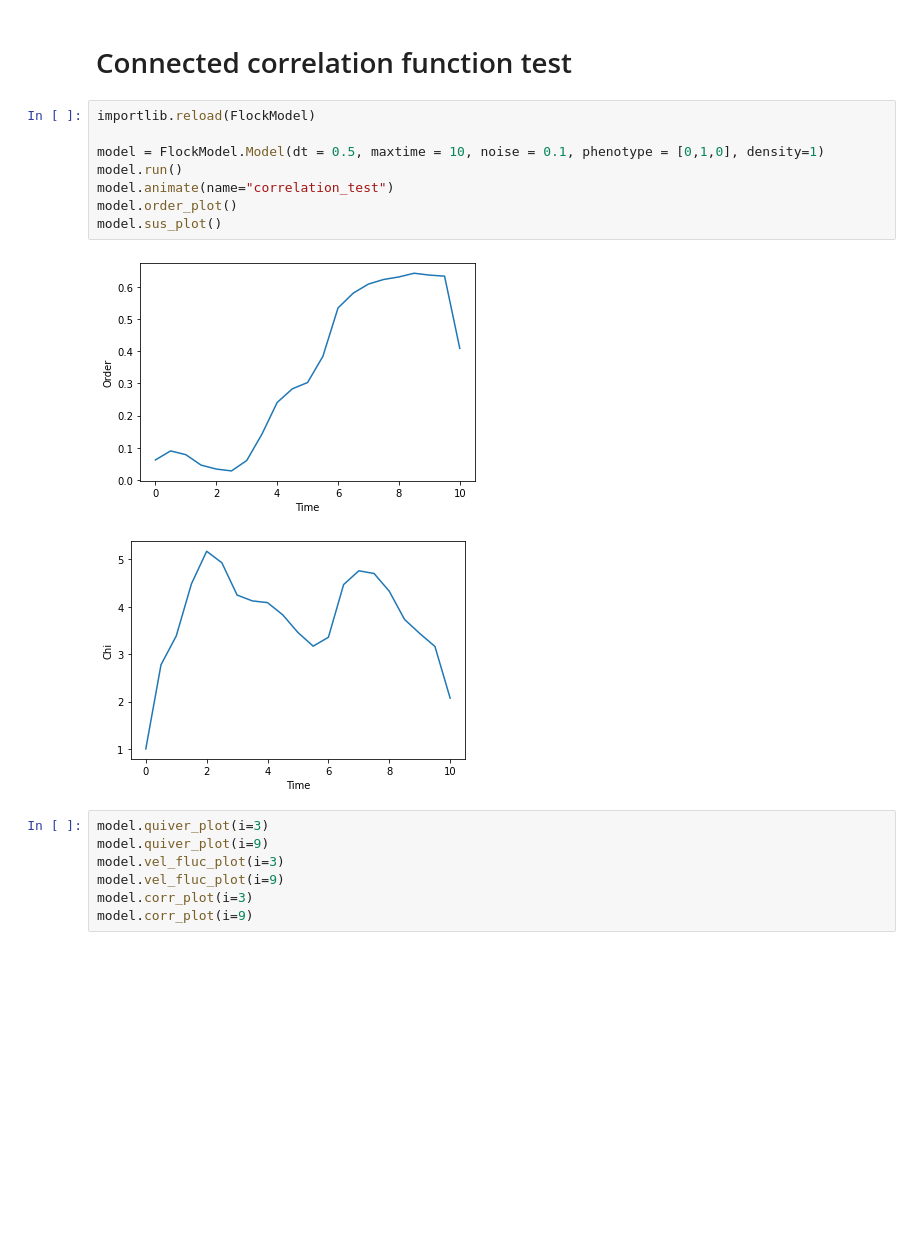
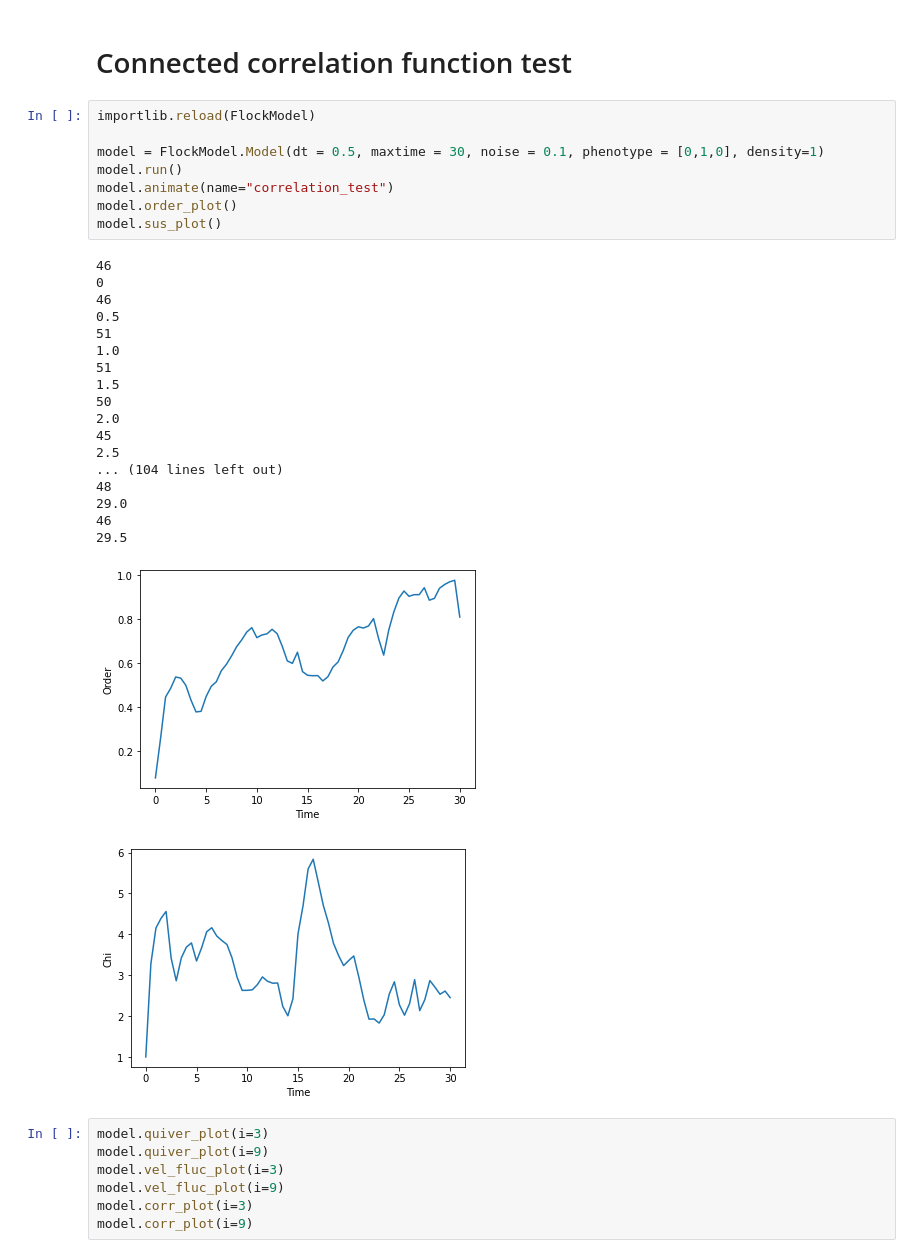
Before and after one commit to mbowditch1/MA932_Flocks, a Jupyter notebook: Flocks.ipynb, the cells around one changed output. Cells and saved outputs as stored; diff of their text form; blank space fills up the shorter version.

```diff
--- a/Flocks.ipynb
+++ b/Flocks.ipynb
@@ -36,14 +36,31 @@ for phenotype in phenotypes:
 # %%
 importlib.reload(FlockModel)
 
-model = FlockModel.Model(dt = 0.5, maxtime = 10, noise = 0.1, phenotype = [0,1,0], density=1)
+model = FlockModel.Model(dt = 0.5, maxtime = 30, noise = 0.1, phenotype = [0,1,0], density=1)
 model.run()
 model.animate(name="correlation_test")
 model.order_plot()
 model.sus_plot()
 # %% [output]
+46
+0
+46
+0.5
+51
+1.0
+51
+1.5
+50
+2.0
+45
+2.5
+... (104 lines left out)
+48
+29.0
+46
+29.5
-[figure, old version]
+[figure, new version]
-[figure, old version]
+[figure, new version]
 # %%
 model.quiver_plot(i=3)
 model.quiver_plot(i=9)
```
Also changed, not shown: 2 other files.
